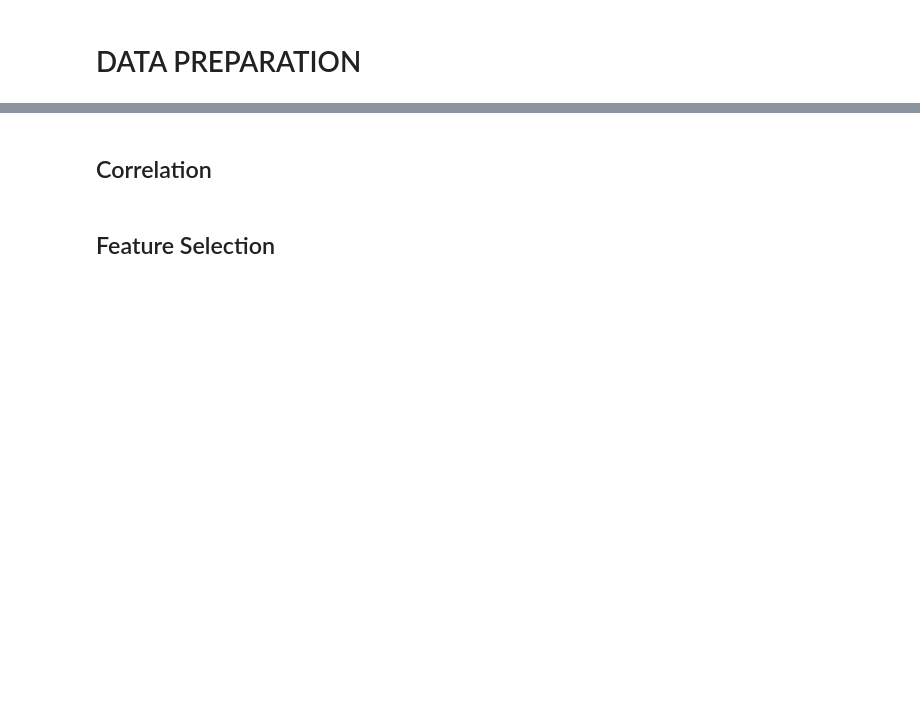
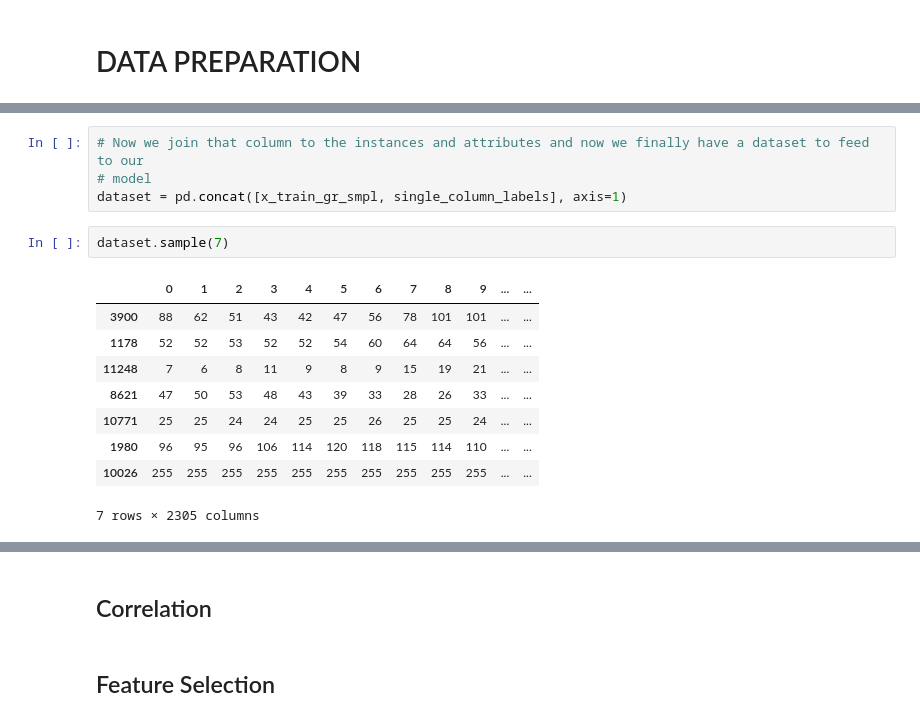
Before and after one commit to timkofu/F21DL, a Jupyter notebook: classy/view/jupyter_notebook/Coursework One.ipynb, the cells around one changed output, grey strips where cells are left out. Drawn from its saved outputs; the diff is of its cells as text; blank space fills up the shorter version.

```diff
--- a/classy/view/jupyter_notebook/Coursework One.ipynb
+++ b/classy/view/jupyter_notebook/Coursework One.ipynb
@@ -140,0 +273,16 @@ x_train_gr_smpl.describe()
+# %%
+# Now we join that column to the instances and attributes and now we finally have a dataset to feed to our
+# model
+dataset = pd.concat([x_train_gr_smpl, single_column_labels], axis=1)
+# %%
+dataset.sample(7)
+# %% [output]
+|  | 0 | 1 | 2 | 3 | 4 | 5 | 6 | 7 | 8 | 9 | ... | ... |
+| 3900 | 88 | 62 | 51 | 43 | 42 | 47 | 56 | 78 | 101 | 101 | ... | ... |
+| 1178 | 52 | 52 | 53 | 52 | 52 | 54 | 60 | 64 | 64 | 56 | ... | ... |
+| 11248 | 7 | 6 | 8 | 11 | 9 | 8 | 9 | 15 | 19 | 21 | ... | ... |
+| 8621 | 47 | 50 | 53 | 48 | 43 | 39 | 33 | 28 | 26 | 33 | ... | ... |
+| 10771 | 25 | 25 | 24 | 24 | 25 | 25 | 26 | 25 | 25 | 24 | ... | ... |
+| 1980 | 96 | 95 | 96 | 106 | 114 | 120 | 118 | 115 | 114 | 110 | ... | ... |
+| 10026 | 255 | 255 | 255 | 255 | 255 | 255 | 255 | 255 | 255 | 255 | ... | ... |
+7 rows × 2305 columns
```
Also changed, not shown: parts of 54 cells of this notebook, 5 other files.
